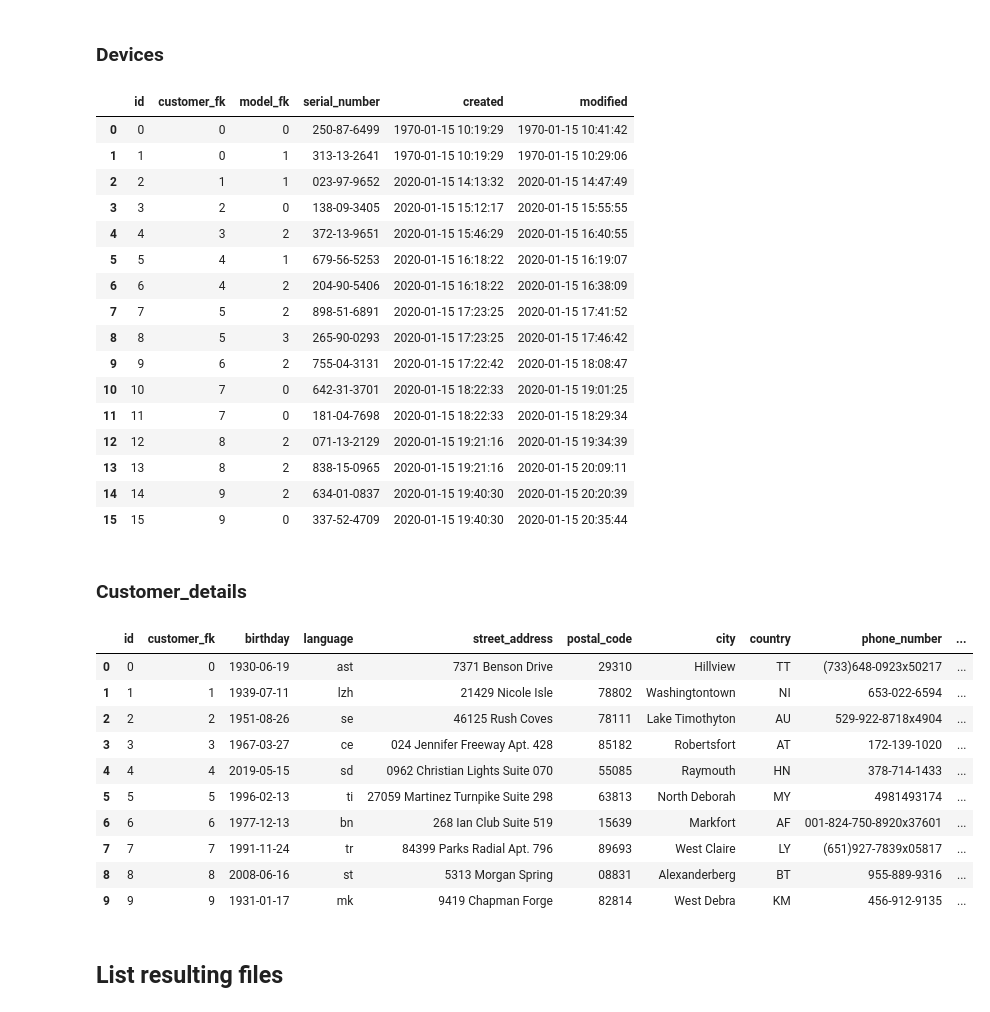
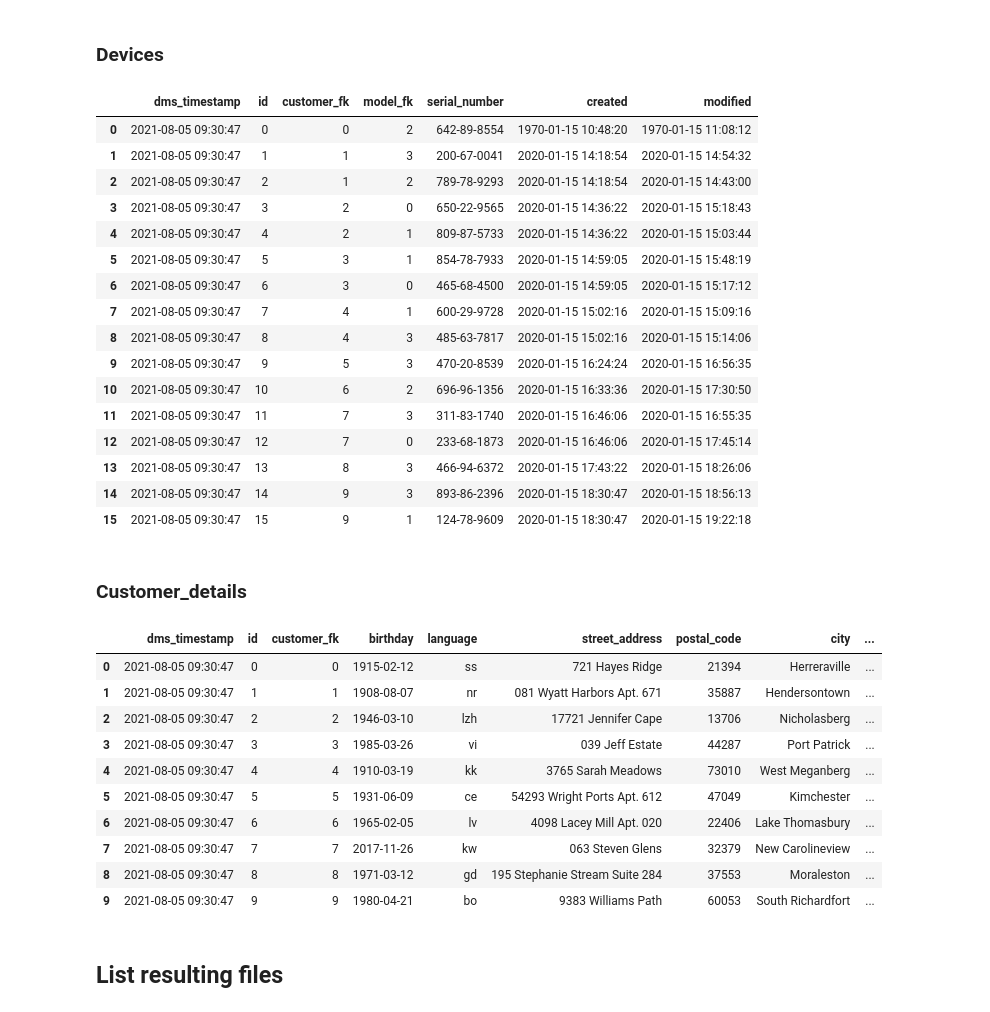
Before and after one commit to sourander/kamk-thesis, a Jupyter notebook: 01_generate_dms_output.ipynb, the cells around one changed output. Cells and saved outputs as stored; diff of their text form; code cells hidden in the pictures.

Commit message:
Added dms_timestamp.

```diff
--- a/01_generate_dms_output.ipynb
+++ b/01_generate_dms_output.ipynb
@@ -25,9 +25,10 @@ def generate_customers(first_registration:datetime):
 
     # A single hard-coded customer for reference with an id of 0
     customer = {
+        'dms_timestamp': datetime.now().strftime('%Y-%m-%d %H:%M:%S'),
         'id': 0,
         'username': 'janisourander@kamk.fi',
-        'password': fake.md5(),
+        # 'password': fake.md5(),
         'created': datetime(1970, 1, 15, 10, 0, 0),
         'modified': datetime(1970, 2, 20, 12, 34, 56),
     }
@@ -44,9 +45,10 @@ def generate_customers(first_registration:datetime):
             created = created_prev + timedelta(seconds=random.randrange(1, 3600))
 
         customer = {
+            'dms_timestamp': datetime.now().strftime('%Y-%m-%d %H:%M:%S'),
             'id': len(customers),
             'username': fake.unique.ascii_email(),
-            'password': fake.md5(),
+             # 'password': fake.md5(),
             'created': created,
             'modified': created + timedelta(seconds=random.randrange(0, 3600 * 24 * 365)),
         }
@@ -62,6 +64,7 @@ def generate_customers(first_registration:datetime):
 def generate_device_models():
     devices = [
         {
+            'dms_timestamp': datetime.now().strftime('%Y-%m-%d %H:%M:%S'),
             'id': 0,
             'release_date': date(2010, 5, 15),
             'name': 'Super Gadget 100',
@@ -71,6 +74,7 @@ def generate_device_models():
             'modified': datetime(2010, 3, 21, 12, 0, 1),
         },
         {
+            'dms_timestamp': datetime.now().strftime('%Y-%m-%d %H:%M:%S'),
             'id': 1,
             'release_date': date(2010, 5, 15),
             'name': 'Super Gadget 100',
@@ -80,6 +84,7 @@ def generate_device_models():
             'modified': datetime(2010, 3, 21, 12, 0, 2),
         },
         {
+            'dms_timestamp': datetime.now().strftime('%Y-%m-%d %H:%M:%S'),
             'id': 2,
             'release_date': date(2010, 11, 1),
             'name': 'Super Gadget 100',
@@ -89,6 +94,7 @@ def generate_device_models():
             'modified': datetime(2010, 8, 5, 7, 0, 0),
         },
         {
+            'dms_timestamp': datetime.now().strftime('%Y-%m-%d %H:%M:%S'),
             'id': 3,
             'release_date': date(2018, 5, 13),
             'name': 'Super Gadget 200',
@@ -119,6 +125,7 @@ def generate_devices(customers: pd.DataFrame, devices: pd.DataFrame):
         # Create 1 or 2 devices per user by random
         for x in range(random.randrange(1, 3)):
             device = {
+                'dms_timestamp': datetime.now().strftime('%Y-%m-%d %H:%M:%S'),
                 'id': len(devices),
                 'customer_fk': cust.id,
                 'model_fk': random.choice(unique_device_models),
@@ -139,6 +146,7 @@ def generate_customer_details(customers: pd.DataFrame):
 
     for (_, cust) in customers.iterrows():
         detail = {
+            'dms_timestamp': datetime.now().strftime('%Y-%m-%d %H:%M:%S'),
             'id': len(details),
             'customer_fk': cust.id,
             'birthday': fake.date_of_birth(),
@@ -229,50 +236,50 @@ df_dm
 df_d = generate_devices(df_c, df_dm)
 
 # Write
-df_dm.to_parquet(table_paths['devices.devices'])
+df_d.to_parquet(table_paths['devices.devices'])
 
 # Show
 df_d
 # %% [output]
-|  | id | customer_fk | model_fk | serial_number | created | modified |
-| 0 | 0 | 0 | 0 | 250-87-6499 | 1970-01-15 10:19:29 | 1970-01-15 10:41:42 |
-| 1 | 1 | 0 | 1 | 313-13-2641 | 1970-01-15 10:19:29 | 1970-01-15 10:29:06 |
-| 2 | 2 | 1 | 1 | 023-97-9652 | 2020-01-15 14:13:32 | 2020-01-15 14:47:49 |
-| 3 | 3 | 2 | 0 | 138-09-3405 | 2020-01-15 15:12:17 | 2020-01-15 15:55:55 |
-| 4 | 4 | 3 | 2 | 372-13-9651 | 2020-01-15 15:46:29 | 2020-01-15 16:40:55 |
-| 5 | 5 | 4 | 1 | 679-56-5253 | 2020-01-15 16:18:22 | 2020-01-15 16:19:07 |
-| 6 | 6 | 4 | 2 | 204-90-5406 | 2020-01-15 16:18:22 | 2020-01-15 16:38:09 |
-| 7 | 7 | 5 | 2 | 898-51-6891 | 2020-01-15 17:23:25 | 2020-01-15 17:41:52 |
-| 8 | 8 | 5 | 3 | 265-90-0293 | 2020-01-15 17:23:25 | 2020-01-15 17:46:42 |
-| 9 | 9 | 6 | 2 | 755-04-3131 | 2020-01-15 17:22:42 | 2020-01-15 18:08:47 |
-| 10 | 10 | 7 | 0 | 642-31-3701 | 2020-01-15 18:22:33 | 2020-01-15 19:01:25 |
-| 11 | 11 | 7 | 0 | 181-04-7698 | 2020-01-15 18:22:33 | 2020-01-15 18:29:34 |
-| 12 | 12 | 8 | 2 | 071-13-2129 | 2020-01-15 19:21:16 | 2020-01-15 19:34:39 |
-| 13 | 13 | 8 | 2 | 838-15-0965 | 2020-01-15 19:21:16 | 2020-01-15 20:09:11 |
-| 14 | 14 | 9 | 2 | 634-01-0837 | 2020-01-15 19:40:30 | 2020-01-15 20:20:39 |
-| 15 | 15 | 9 | 0 | 337-52-4709 | 2020-01-15 19:40:30 | 2020-01-15 20:35:44 |
+|  | dms_timestamp | id | customer_fk | model_fk | serial_number | created | modified |
+| 0 | 2021-08-05 09:30:47 | 0 | 0 | 2 | 642-89-8554 | 1970-01-15 10:48:20 | 1970-01-15 11:08:12 |
+| 1 | 2021-08-05 09:30:47 | 1 | 1 | 3 | 200-67-0041 | 2020-01-15 14:18:54 | 2020-01-15 14:54:32 |
+| 2 | 2021-08-05 09:30:47 | 2 | 1 | 2 | 789-78-9293 | 2020-01-15 14:18:54 | 2020-01-15 14:43:00 |
+| 3 | 2021-08-05 09:30:47 | 3 | 2 | 0 | 650-22-9565 | 2020-01-15 14:36:22 | 2020-01-15 15:18:43 |
+| 4 | 2021-08-05 09:30:47 | 4 | 2 | 1 | 809-87-5733 | 2020-01-15 14:36:22 | 2020-01-15 15:03:44 |
+| 5 | 2021-08-05 09:30:47 | 5 | 3 | 1 | 854-78-7933 | 2020-01-15 14:59:05 | 2020-01-15 15:48:19 |
+| 6 | 2021-08-05 09:30:47 | 6 | 3 | 0 | 465-68-4500 | 2020-01-15 14:59:05 | 2020-01-15 15:17:12 |
+| 7 | 2021-08-05 09:30:47 | 7 | 4 | 1 | 600-29-9728 | 2020-01-15 15:02:16 | 2020-01-15 15:09:16 |
+| 8 | 2021-08-05 09:30:47 | 8 | 4 | 3 | 485-63-7817 | 2020-01-15 15:02:16 | 2020-01-15 15:14:06 |
+| 9 | 2021-08-05 09:30:47 | 9 | 5 | 3 | 470-20-8539 | 2020-01-15 16:24:24 | 2020-01-15 16:56:35 |
+| 10 | 2021-08-05 09:30:47 | 10 | 6 | 2 | 696-96-1356 | 2020-01-15 16:33:36 | 2020-01-15 17:30:50 |
+| 11 | 2021-08-05 09:30:47 | 11 | 7 | 3 | 311-83-1740 | 2020-01-15 16:46:06 | 2020-01-15 16:55:35 |
+| 12 | 2021-08-05 09:30:47 | 12 | 7 | 0 | 233-68-1873 | 2020-01-15 16:46:06 | 2020-01-15 17:45:14 |
+| 13 | 2021-08-05 09:30:47 | 13 | 8 | 3 | 466-94-6372 | 2020-01-15 17:43:22 | 2020-01-15 18:26:06 |
+| 14 | 2021-08-05 09:30:47 | 14 | 9 | 3 | 893-86-2396 | 2020-01-15 18:30:47 | 2020-01-15 18:56:13 |
+| 15 | 2021-08-05 09:30:47 | 15 | 9 | 1 | 124-78-9609 | 2020-01-15 18:30:47 | 2020-01-15 19:22:18 |
 # %% [markdown]
 ### Customer_details
 # %%
 # Generate customer details. One per customer.
 df_cd = generate_customer_details(df_c)
 
 # Write
-df_dm.to_parquet(table_paths['customers.customer_details'])
+df_cd.to_parquet(table_paths['customers.customer_details'])
 
 df_cd
 # %% [output]
-|  | id | customer_fk | birthday | language | street_address | postal_code | city | country | phone_number | ... |
-| 0 | 0 | 0 | 1930-06-19 | ast | 7371 Benson Drive | 29310 | Hillview | TT | (733)648-0923x50217 | ... |
-| 1 | 1 | 1 | 1939-07-11 | lzh | 21429 Nicole Isle | 78802 | Washingtontown | NI | 653-022-6594 | ... |
-| 2 | 2 | 2 | 1951-08-26 | se | 46125 Rush Coves | 78111 | Lake Timothyton | AU | 529-922-8718x4904 | ... |
-| 3 | 3 | 3 | 1967-03-27 | ce | 024 Jennifer Freeway Apt. 428 | 85182 | Robertsfort | AT | 172-139-1020 | ... |
-| 4 | 4 | 4 | 2019-05-15 | sd | 0962 Christian Lights Suite 070 | 55085 | Raymouth | HN | 378-714-1433 | ... |
-| 5 | 5 | 5 | 1996-02-13 | ti | 27059 Martinez Turnpike Suite 298 | 63813 | North Deborah | MY | 4981493174 | ... |
-| 6 | 6 | 6 | 1977-12-13 | bn | 268 Ian Club Suite 519 | 15639 | Markfort | AF | 001-824-750-8920x37601 | ... |
-| 7 | 7 | 7 | 1991-11-24 | tr | 84399 Parks Radial Apt. 796 | 89693 | West Claire | LY | (651)927-7839x05817 | ... |
-| 8 | 8 | 8 | 2008-06-16 | st | 5313 Morgan Spring | 08831 | Alexanderberg | BT | 955-889-9316 | ... |
-| 9 | 9 | 9 | 1931-01-17 | mk | 9419 Chapman Forge | 82814 | West Debra | KM | 456-912-9135 | ... |
+|  | dms_timestamp | id | customer_fk | birthday | language | street_address | postal_code | city | ... |
+| 0 | 2021-08-05 09:30:47 | 0 | 0 | 1915-02-12 | ss | 721 Hayes Ridge | 21394 | Herreraville | ... |
+| 1 | 2021-08-05 09:30:47 | 1 | 1 | 1908-08-07 | nr | 081 Wyatt Harbors Apt. 671 | 35887 | Hendersontown | ... |
+| 2 | 2021-08-05 09:30:47 | 2 | 2 | 1946-03-10 | lzh | 17721 Jennifer Cape | 13706 | Nicholasberg | ... |
+| 3 | 2021-08-05 09:30:47 | 3 | 3 | 1985-03-26 | vi | 039 Jeff Estate | 44287 | Port Patrick | ... |
+| 4 | 2021-08-05 09:30:47 | 4 | 4 | 1910-03-19 | kk | 3765 Sarah Meadows | 73010 | West Meganberg | ... |
+| 5 | 2021-08-05 09:30:47 | 5 | 5 | 1931-06-09 | ce | 54293 Wright Ports Apt. 612 | 47049 | Kimchester | ... |
+| 6 | 2021-08-05 09:30:47 | 6 | 6 | 1965-02-05 | lv | 4098 Lacey Mill Apt. 020 | 22406 | Lake Thomasbury | ... |
+| 7 | 2021-08-05 09:30:47 | 7 | 7 | 2017-11-26 | kw | 063 Steven Glens | 32379 | New Carolineview | ... |
+| 8 | 2021-08-05 09:30:47 | 8 | 8 | 1971-03-12 | gd | 195 Stephanie Stream Suite 284 | 37553 | Moraleston | ... |
+| 9 | 2021-08-05 09:30:47 | 9 | 9 | 1980-04-21 | bo | 9383 Williams Path | 60053 | South Richardfort | ... |
 # %% [markdown]
 ## List resulting files
 # %%
```
Also changed, not shown: parts of 6 cells of this notebook, 3 other files.
